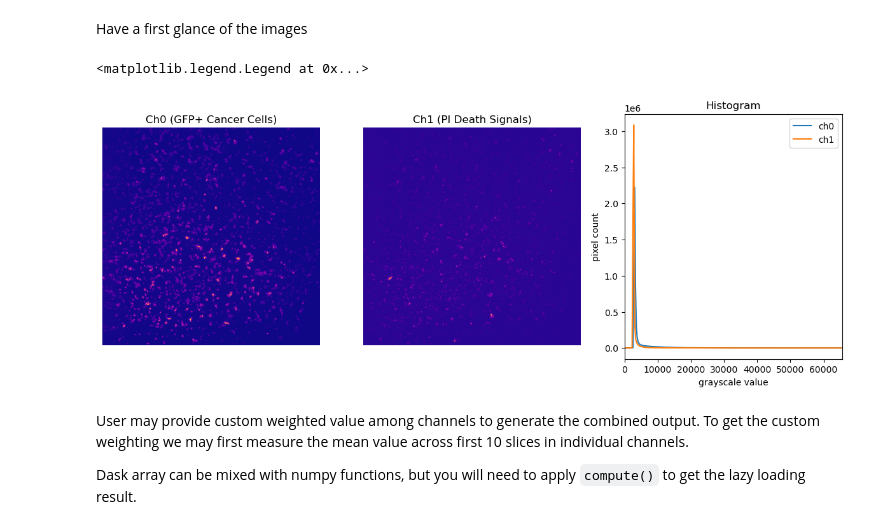
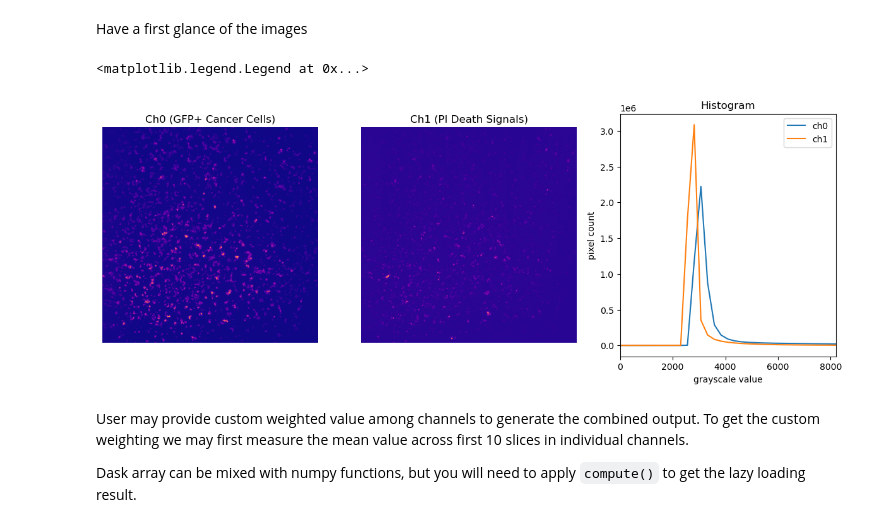
Before and after one commit to bpi-oxford/Cytotoxicity-Pipeline, a Jupyter notebook: notebooks/example_1.ipynb, the cells around one changed output. Saved outputs shown, nothing was run; the diff lists cells and outputs as text; code cells hidden in the pictures.

Commit message:
update plot range

```diff
--- a/notebooks/example_1.ipynb
+++ b/notebooks/example_1.ipynb
@@ -24,29 +24,29 @@ Have a first glance of the images
 # %%
 fig, axs = plt.subplots(1,3,figsize=(15,5))
 
 axs[0].imshow(image_0[0,:,:],cmap="plasma")
 axs[0].set_axis_off()
 axs[0].set_title("Ch0 (GFP+ Cancer Cells)")
 
 axs[1].imshow(image_1[0,:,:],cmap="plasma")
 axs[1].set_axis_off()
 axs[1].set_title("Ch1 (PI Death Signals)")
 
 # create the histogram
 histogram_0, bin_edges_0 = np.histogram(image_0[0,:,:], bins=256, range=(0, 2**16-1))
 histogram_1, bin_edges_1 = np.histogram(image_1[0,:,:], bins=256, range=(0, 2**16-1))
 axs[2].set_title("Histogram")
 axs[2].set_xlabel("grayscale value")
 axs[2].set_ylabel("pixel count")
-axs[2].set_xlim([0.0, 2**16-1])  # <- named arguments do not work here
+axs[2].set_xlim([0.0, (2**16-1)/8])  # <- named arguments do not work here
 
 axs[2].plot(bin_edges_0[0:-1], histogram_0, label="ch0")
 axs[2].plot(bin_edges_1[0:-1], histogram_1, label="ch1")
 
 plt.legend()
 # %% [output]
 <matplotlib.legend.Legend at 0x...>
-[figure, old version]
+[figure, new version]
 # %% [markdown]
 User may provide custom weighted value among channels to generate the combined output. To get the custom weighting we may first measure the mean value across first 10 slices in individual channels.
 
```
